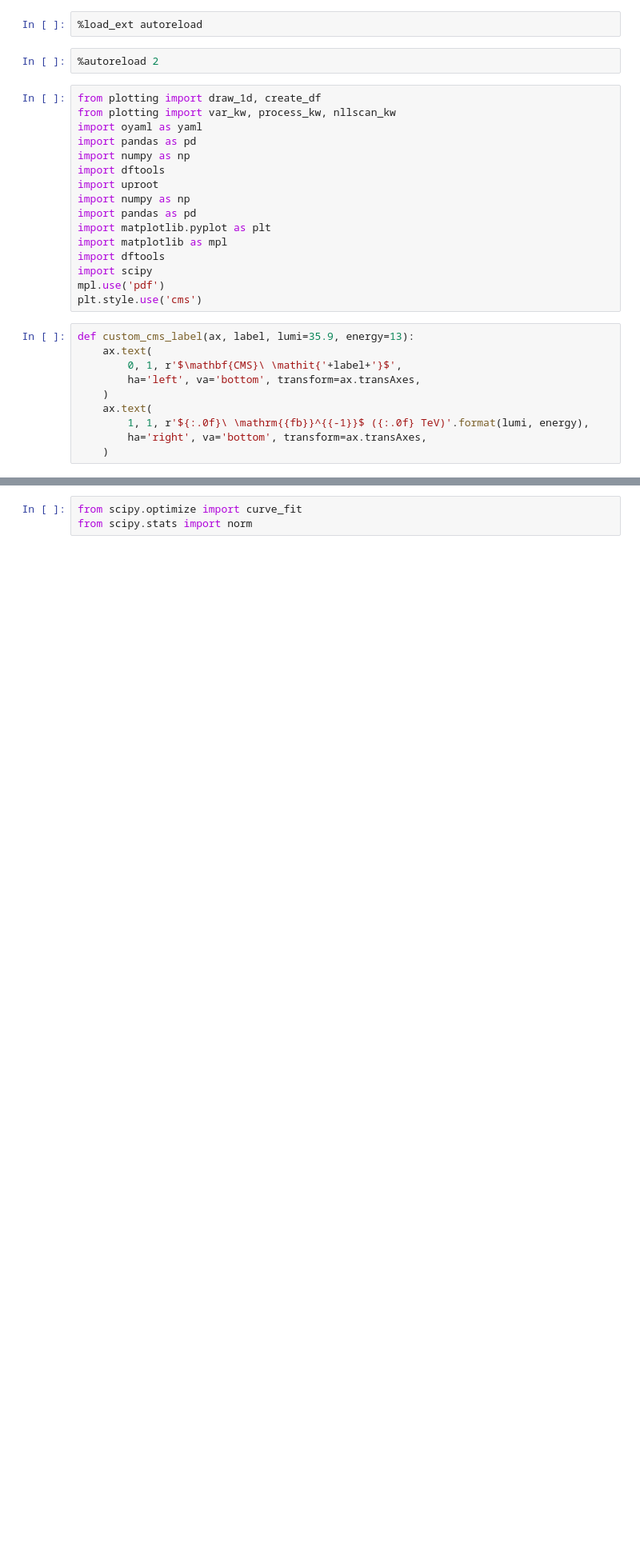
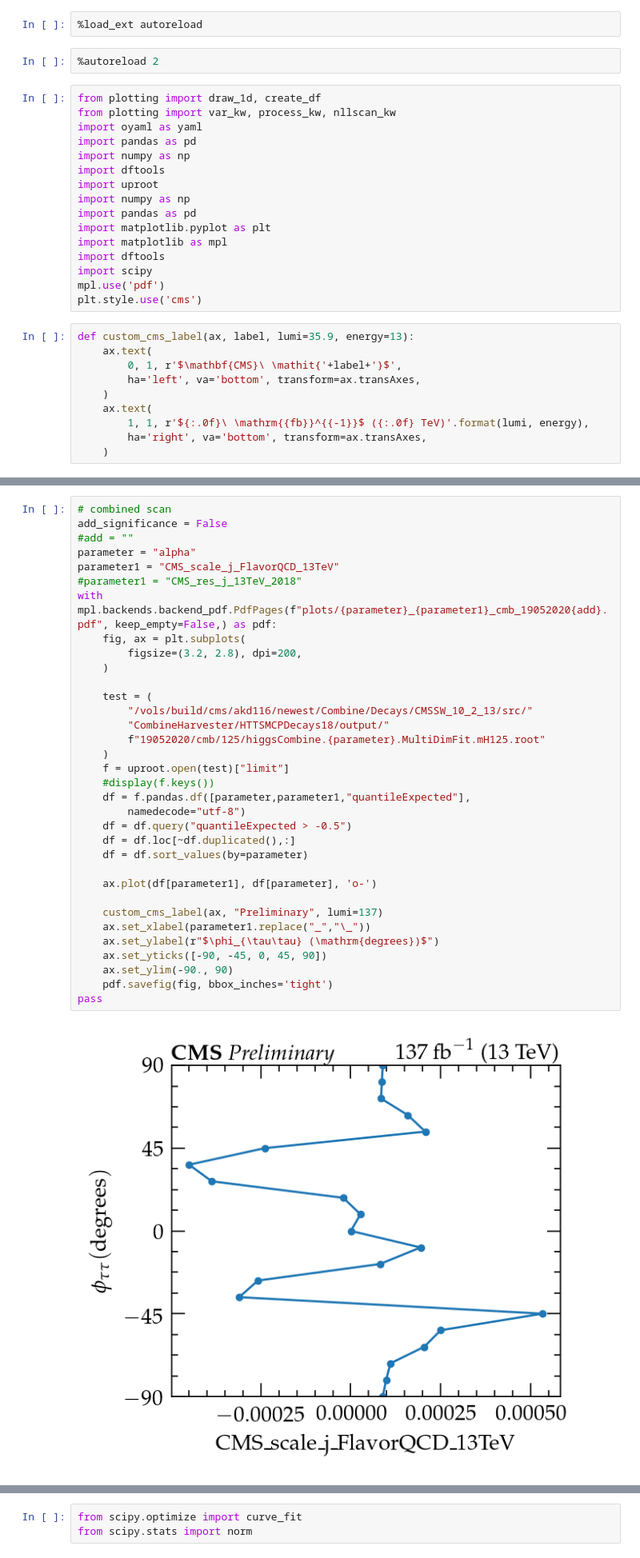
Before and after one commit to albertdow/htt-notebooks, a Jupyter notebook: draw_nll_fits.ipynb, the cells around one changed output, grey strips where cells are left out. Shown: that part at 80% size. Saved outputs shown, nothing was run; the diff lists cells and outputs as text; blank space fills up the shorter version.

Commit message:
draw_nll_fits.ipynb: add 2d scan of kappa

```diff
--- a/draw_nll_fits.ipynb
+++ b/draw_nll_fits.ipynb
@@ -362,0 +371,36 @@ SM vs PS significance for year 2018 is $0^+ \mathrm{vs}\ 0^- =$\ 1.52$\sigma$
+# %%
+# combined scan
+add_significance = False
+#add = ""
+parameter = "alpha"
+parameter1 = "CMS_scale_j_FlavorQCD_13TeV"
+#parameter1 = "CMS_res_j_13TeV_2018"
+with mpl.backends.backend_pdf.PdfPages(f"plots/{parameter}_{parameter1}_cmb_19052020{add}.pdf", keep_empty=False,) as pdf:
+    fig, ax = plt.subplots(
+        figsize=(3.2, 2.8), dpi=200,
+    )
+
+    test = (
+        "/vols/build/cms/akd116/newest/Combine/Decays/CMSSW_10_2_13/src/"
+        "CombineHarvester/HTTSMCPDecays18/output/"
+        f"19052020/cmb/125/higgsCombine.{parameter}.MultiDimFit.mH125.root"
+    )
+    f = uproot.open(test)["limit"]
+    #display(f.keys())
+    df = f.pandas.df([parameter,parameter1,"quantileExpected"],
+        namedecode="utf-8")
+    df = df.query("quantileExpected > -0.5")
+    df = df.loc[~df.duplicated(),:]
+    df = df.sort_values(by=parameter)
+
+    ax.plot(df[parameter1], df[parameter], 'o-')
+
+    custom_cms_label(ax, "Preliminary", lumi=137)
+    ax.set_xlabel(parameter1.replace("_","\_"))
+    ax.set_ylabel(r"$\phi_{\tau\tau} (\mathrm{degrees})$")
+    ax.set_yticks([-90, -45, 0, 45, 90])
+    ax.set_ylim(-90., 90)
+    pdf.savefig(fig, bbox_inches='tight')
+pass
+# %% [output]
+[figure, added]
```
Also changed, not shown: parts of 8 cells of this notebook.
